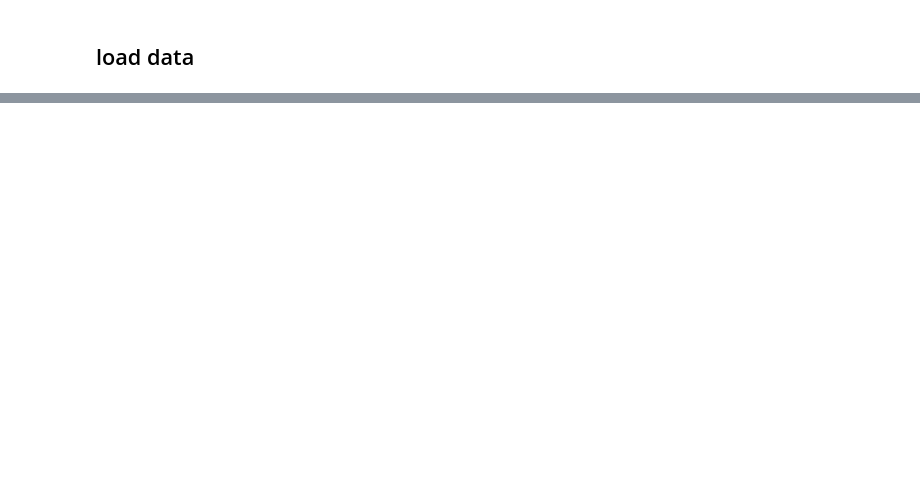
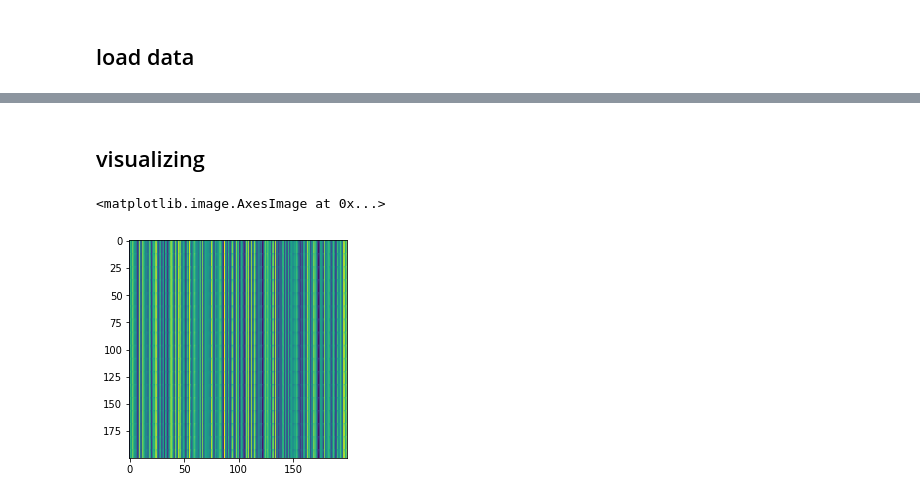
Before and after one commit to AmedeeRoy/BirdGAN, a Jupyter notebook: GAN_lstm.ipynb, the cells around one changed output, grey strips where cells are left out. Cells and saved outputs as stored; diff of their text form; code cells hidden in the pictures; blank space fills up the shorter version.

```diff
--- a/GAN_lstm.ipynb
+++ b/GAN_lstm.ipynb
@@ -215,0 +216,2 @@ class Discriminator(nn.Module):
+# %%
+y = y.view(200,12,200)
@@ -215,0 +268,13 @@ class Discriminator(nn.Module):
+# %%
+device = torch.device("cuda" if torch.cuda.is_available() else "cpu")
+
+batch_size = 12
+generator = LSTMGenerator(7, 200, 200).to(device)
+discriminator = LSTMDiscriminator().to(device)
+
+criterion = nn.BCELoss()
+optim_d = optim.Adam(discriminator.parameters(), lr=0.01)
+optim_g = optim.Adam(generator.parameters(),lr=0.01)
+
+target_ones = torch.ones((batch_size, 1), device=device)
+target_zeros = torch.zeros((batch_size, 1), device=device)
@@ -215,0 +356,9 @@ class Discriminator(nn.Module):
+# %% [markdown]
+## visualizing
+# %%
+out = generated.view(12, 200,200).detach().numpy()
+
+plt.imshow(out[0,:,:])
+# %% [output]
+<matplotlib.image.AxesImage at 0x...>
+[figure, added]
```
Also changed, not shown: parts of 30 cells of this notebook.
